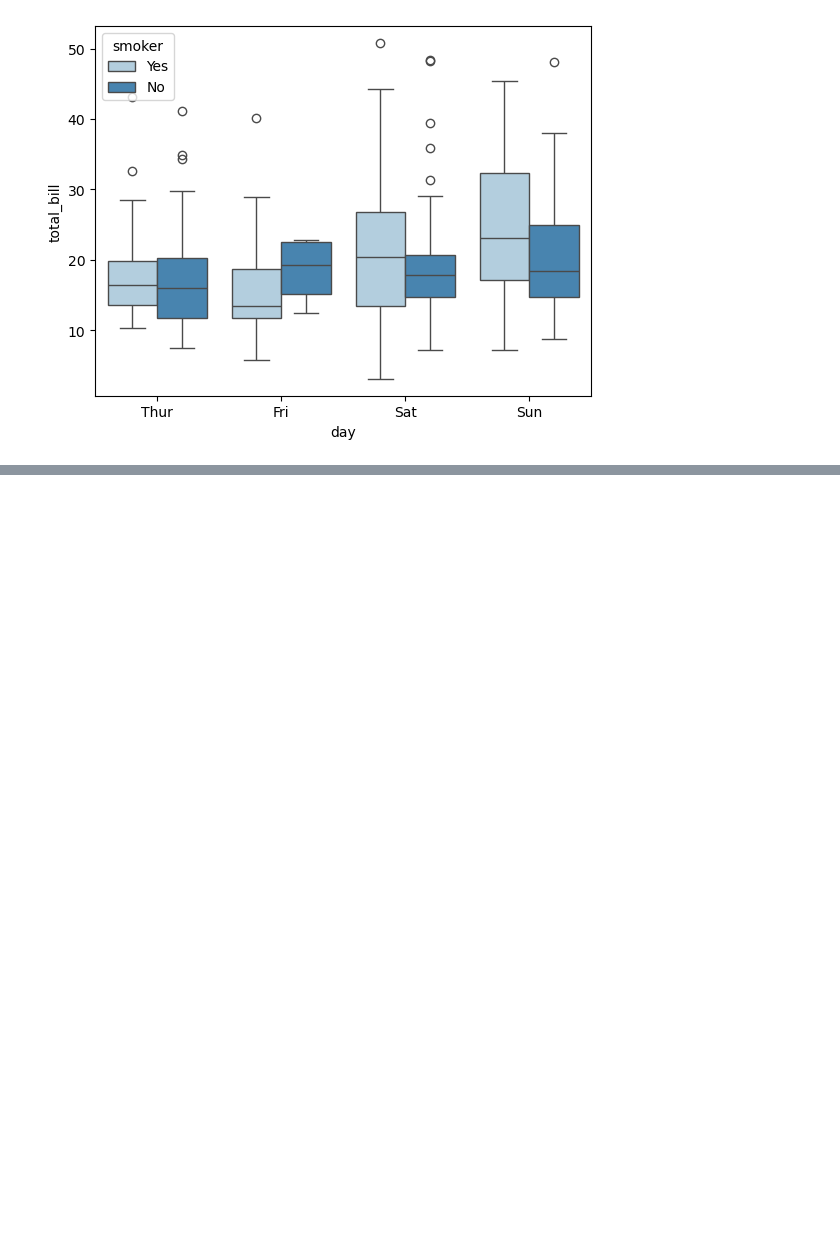
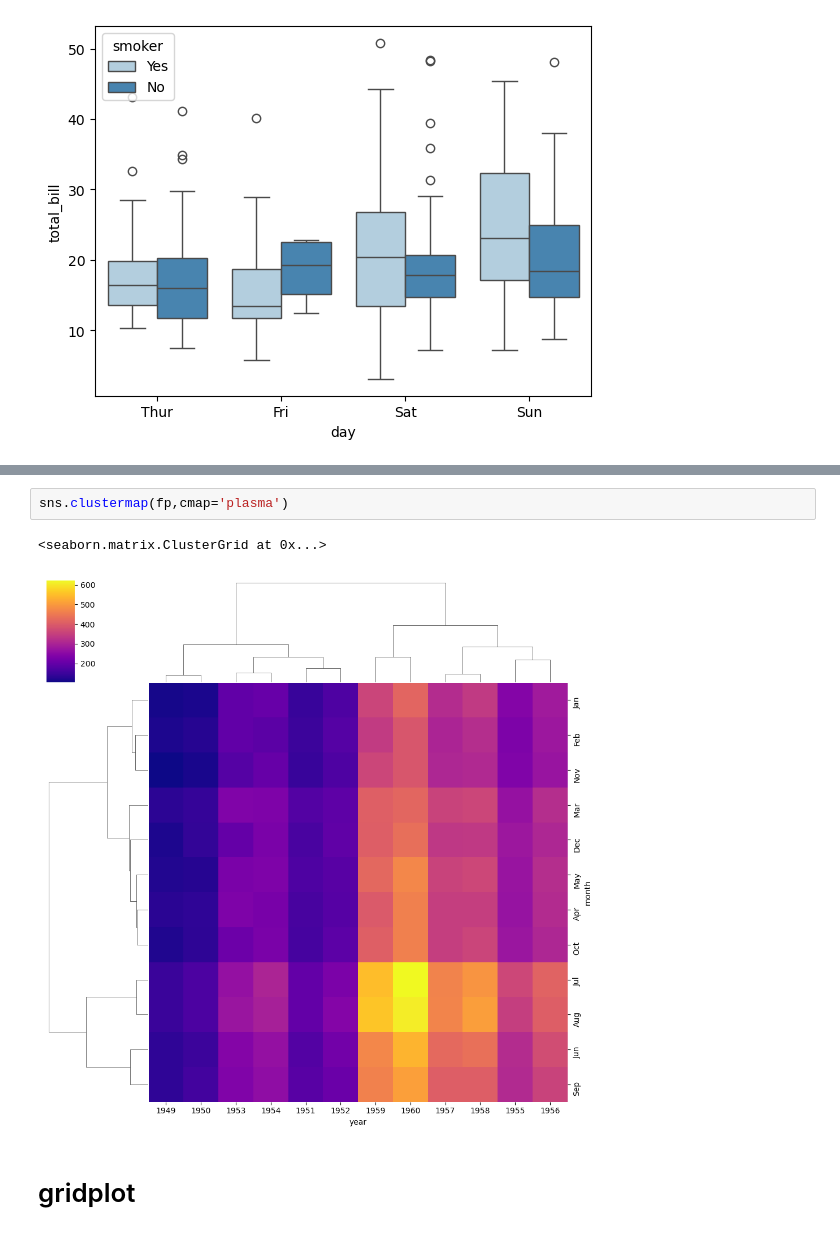
Before and after one commit to Sakib-Hasan3/Machine-Learning-Roadmap, a Jupyter notebook: Machine_learning/tutorial 9/seaborn.ipynb, the cells around one changed output, grey strips where cells are left out. Drawn from its saved outputs; the diff is of its cells as text; blank space fills up the shorter version.

```diff
--- a/Machine_learning/tutorial 9/seaborn.ipynb
+++ b/Machine_learning/tutorial 9/seaborn.ipynb
@@ -156,0 +218,7 @@ plt.show()
+# %%
+sns.clustermap(fp,cmap='plasma')
+# %% [output]
+<seaborn.matrix.ClusterGrid at 0x...>
+[figure, added]
+# %% [markdown]
+# gridplot
```
Also changed, not shown: parts of 28 cells of this notebook.
